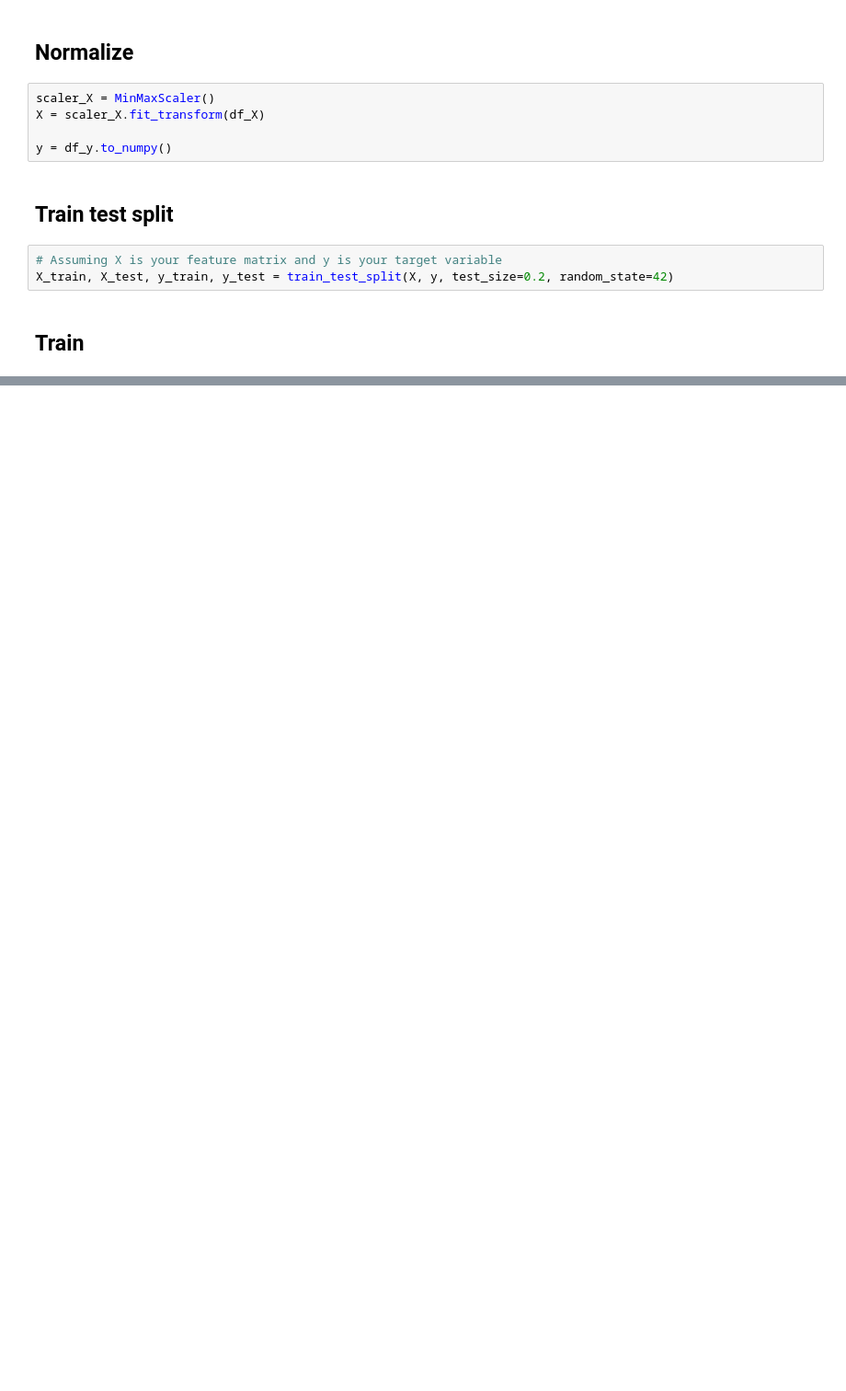
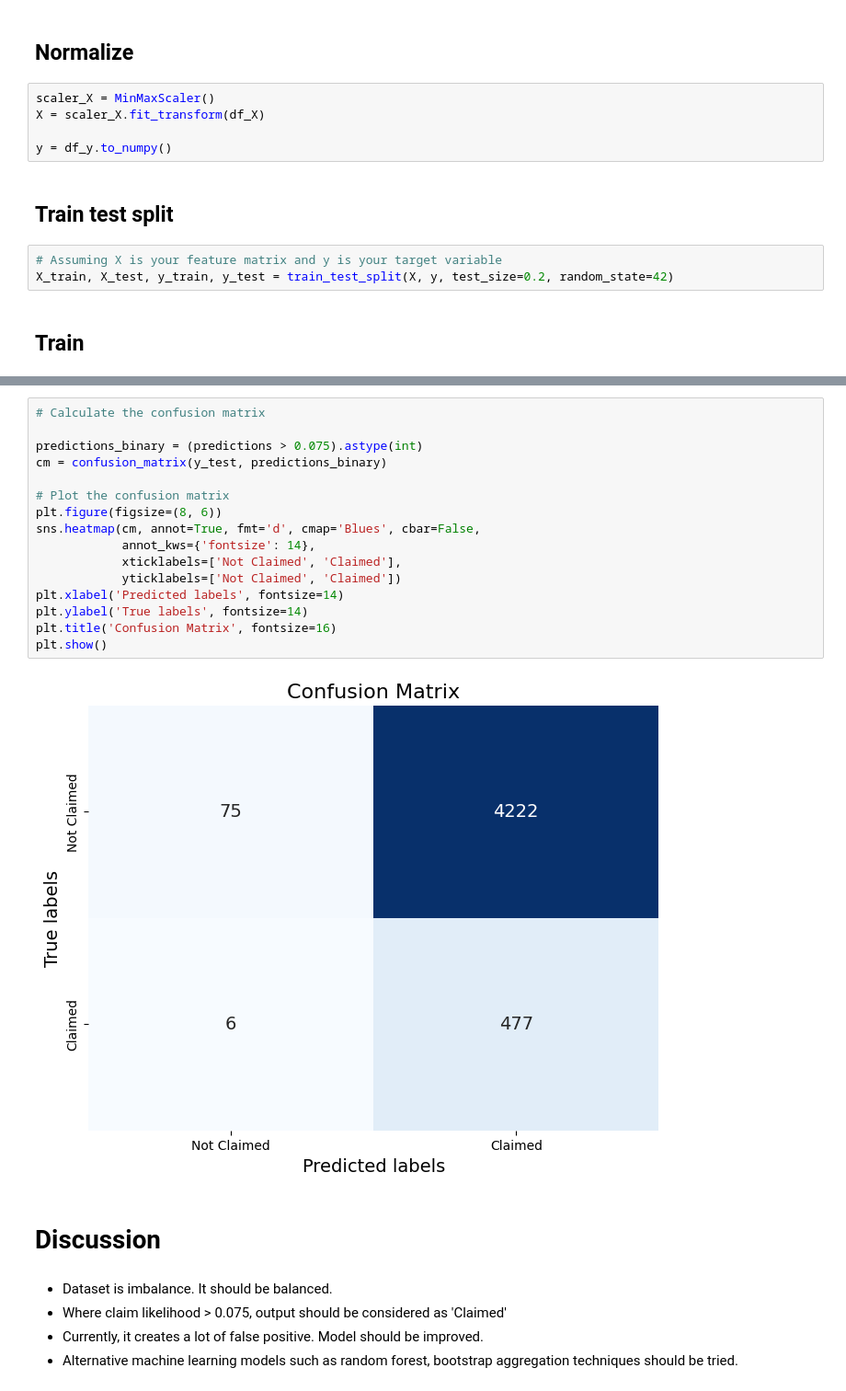
Before and after one commit to emremidilli/Car-Insurance-Risk-Forecasting, a Jupyter notebook: notebooks/04_claim_likelihood_prediction.ipynb, the cells around one changed output, grey strips where cells are left out. Shown at 92% size. Cells and saved outputs as stored; diff of their text form; blank space fills up the shorter version.

```diff
--- a/notebooks/04_claim_likelihood_prediction.ipynb
+++ b/notebooks/04_claim_likelihood_prediction.ipynb
@@ -160,0 +159,25 @@ plt.show()
+# %%
+# Calculate the confusion matrix
+
+predictions_binary = (predictions > 0.075).astype(int)
+cm = confusion_matrix(y_test, predictions_binary)
+
+# Plot the confusion matrix
+plt.figure(figsize=(8, 6))
+sns.heatmap(cm, annot=True, fmt='d', cmap='Blues', cbar=False,
+            annot_kws={'fontsize': 14},
+            xticklabels=['Not Claimed', 'Claimed'],
+            yticklabels=['Not Claimed', 'Claimed'])
+plt.xlabel('Predicted labels', fontsize=14)
+plt.ylabel('True labels', fontsize=14)
+plt.title('Confusion Matrix', fontsize=16)
+plt.show()
+# %% [output]
+[figure, added]
+# %% [markdown]
+# Discussion
+# %% [markdown]
+* Dataset is imbalance. It should be balanced.
+* Where claim likelihood > 0.075, output should be considered as 'Claimed'
+* Currently, it creates a lot of false positive. Model should be improved.
+* Alternative machine learning models such as random forest, bootstrap aggregation techniques should be tried.
```
Also changed, not shown: parts of 13 cells of this notebook.
